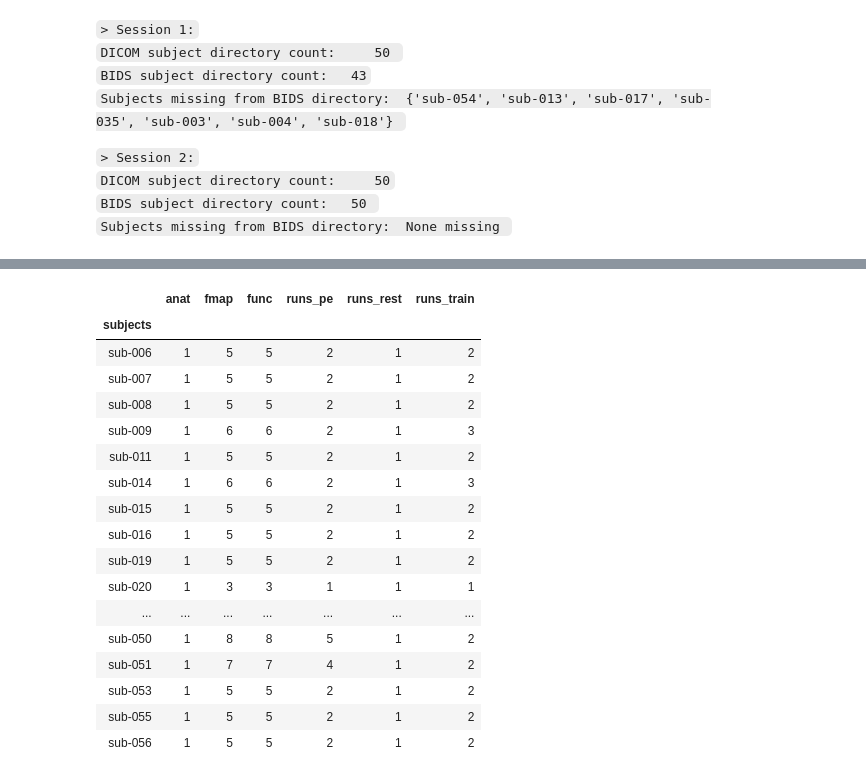
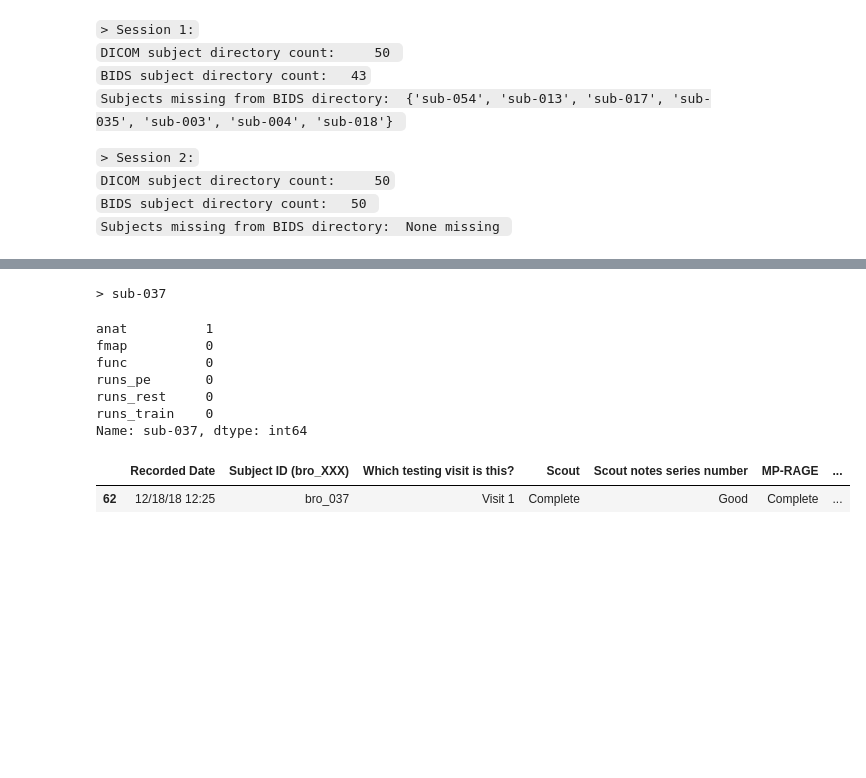
Before and after one commit to niblunc/BRO, a Jupyter notebook: BIDS/qa/bro_bids_inspect.ipynb, the cells around one changed output, grey strips where cells are left out. Drawn from its saved outputs; the diff is of its cells as text; code cells hidden in the pictures; blank space fills up the shorter version.

Commit message:
added scan notes

```diff
--- a/BIDS/qa/bro_bids_inspect.ipynb
+++ b/BIDS/qa/bro_bids_inspect.ipynb
@@ -16,0 +36,5 @@ import pdb
+# %%
+scan_notes_df=pd.read_csv("/Users/nikkibytes/Documents/niblunc/BRO/scan_notes_10_2019.34.csv")
+# %%
+scan_notes_df.sort_values('Subject ID (bro_XXX)', inplace=True)
+scan_notes_df.head()
@@ -44,12 +75,15 @@ with open(filename) as f:
 
 for sub in vol_dict:
     print("\nID: {}\n".format(sub))
+    print("> Bad Volume Files:")
     for x in vol_dict[sub]:
         if "training" in x[0]:
-            print("{} \t{} ".format(x[0], x[1]))
+            print("{} \t{} \n".format(x[0], x[1]))
         else:
-            print("{} \t\t{} ".format(x[0], x[1]))
-        print("********************************************************************")
+            print("{} \t\t{} \n".format(x[0], x[1]))
+    bro_id = sub.replace("sub-", "bro_")
+    ICD.display(scan_notes_df.loc[scan_notes_df['Subject ID (bro_XXX)'] == bro_id].sort_values("Which testing visit is this?"))
+    print("\n\n")
 # %% [output]
 Files found not matching expected volume:
 { pe: 193, training: 243, resting: 147 }
@@ -119,30 +182,42 @@ for sess_id in sessions:
     else:
         print("\n> SESSION 2\n")
 
-    ses_mia=pd.read_csv('bro_{}_missing.csv'.format(sess_id),sep="\t")
-    ses_mia.set_index("Unnamed: 0", inplace=True)
-    ses_mia.index.names=["subjects"]
+    #ses_mia=pd.read_csv('bro_{}_missing.csv'.format(sess_id),sep="\t")
+    #ses_mia.set_index("Unnamed: 0", inplace=True)
+    #ses_mia.index.names=["subjects"]
 
     ses_pmia=pd.read_csv('bro_{}_partial_missing.csv'.format(sess_id),sep="\t")
     ses_pmia.set_index("Unnamed: 0", inplace=True)
     ses_pmia.index.names=["subjects"]
 
-    ses_fd=pd.read_csv('bro_{}_found.csv'.format(sess_id),sep="\t")
-    ses_fd.set_index("Unnamed: 0", inplace=True)
-    ses_fd.index.names=["subjects"]
 
 
 
-    print("All files found missing: \t{}\n".format(' '.join(ses_mia.index.values)))
-    print("Some files found missing: \t{}\n".format(' '.join(ses_pmia.index.values)))
-    print("All files found: \t\t{}\n".format(' '.join(ses_fd.index.values)))
+    #ses_fd=pd.read_csv('bro_{}_found.csv'.format(sess_id),sep="\t")
+    #ses_fd.set_index("Unnamed: 0", inplace=True)
+    #ses_fd.index.names=["subjects"]
 
-    print("\nDataframe (Missing files): ")
-    ICD.display(ses_mia)
+
+
+    #print("All files found missing: \t{}\n".format(' '.join(ses_mia.index.values)))
+    print("Some files found missing in subjects: \n")# \t{}\n".format(' '.join(ses_pmia.index.values)))
+    #print("All files found: \t\t{}\n".format(' '.join(ses_fd.index.values)))
+
+    #print("\nDataframe (Missing files): ")
+    #ICD.display(ses_mia)
+
+    for sub in ses_pmia.index.values:
+        print("> {} \n".format(sub))
+        bro_id = sub.replace("sub-", "bro_")
+        ICD.display(ses_pmia.loc[sub, :])
+        print("\n")
+        ICD.display(scan_notes_df.loc[scan_notes_df['Subject ID (bro_XXX)'] == bro_id].sort_values("Which testing visit is this?"))
+        print("\n")
     print("\nDataframe (Partial files found): ")
     ICD.display(ses_pmia)
-    print("\nDataframe (All files found): ")
-    ICD.display(ses_fd)
+
+    #print("\nDataframe (All files found): ")
+    #ICD.display(ses_fd)
 # %% [output]
 > SESSION 1
 
@@ -179,18 +248,10 @@ Dataframe (All files found):
+> sub-037
+anat          1
+fmap          0
+func          0
+runs_pe       0
+runs_rest     0
+runs_train    0
+Name: sub-037, dtype: int64
-|  | anat | fmap | func | runs_pe | runs_rest | runs_train |
-| subjects |  |  |  |  |  |  |
-| sub-006 | 1 | 5 | 5 | 2 | 1 | 2 |
-| sub-007 | 1 | 5 | 5 | 2 | 1 | 2 |
-| sub-008 | 1 | 5 | 5 | 2 | 1 | 2 |
-| sub-009 | 1 | 6 | 6 | 2 | 1 | 3 |
-| sub-011 | 1 | 5 | 5 | 2 | 1 | 2 |
-| sub-014 | 1 | 6 | 6 | 2 | 1 | 3 |
-| sub-015 | 1 | 5 | 5 | 2 | 1 | 2 |
-| sub-016 | 1 | 5 | 5 | 2 | 1 | 2 |
-| sub-019 | 1 | 5 | 5 | 2 | 1 | 2 |
-| sub-020 | 1 | 3 | 3 | 1 | 1 | 1 |
-| ... | ... | ... | ... | ... | ... | ... |
-| sub-050 | 1 | 8 | 8 | 5 | 1 | 2 |
-| sub-051 | 1 | 7 | 7 | 4 | 1 | 2 |
-| sub-053 | 1 | 5 | 5 | 2 | 1 | 2 |
-| sub-055 | 1 | 5 | 5 | 2 | 1 | 2 |
-| sub-056 | 1 | 5 | 5 | 2 | 1 | 2 |
+|  | Recorded Date | Subject ID (bro_XXX) | Which testing visit is this? | Scout | Scout notes series number | MP-RAGE | ... |
+| 62 | 12/18/18 12:25 | bro_037 | Visit 1 | Complete | Good | Complete | ... |
```
Also changed, not shown: parts of 6 cells of this notebook, 1 other file.
